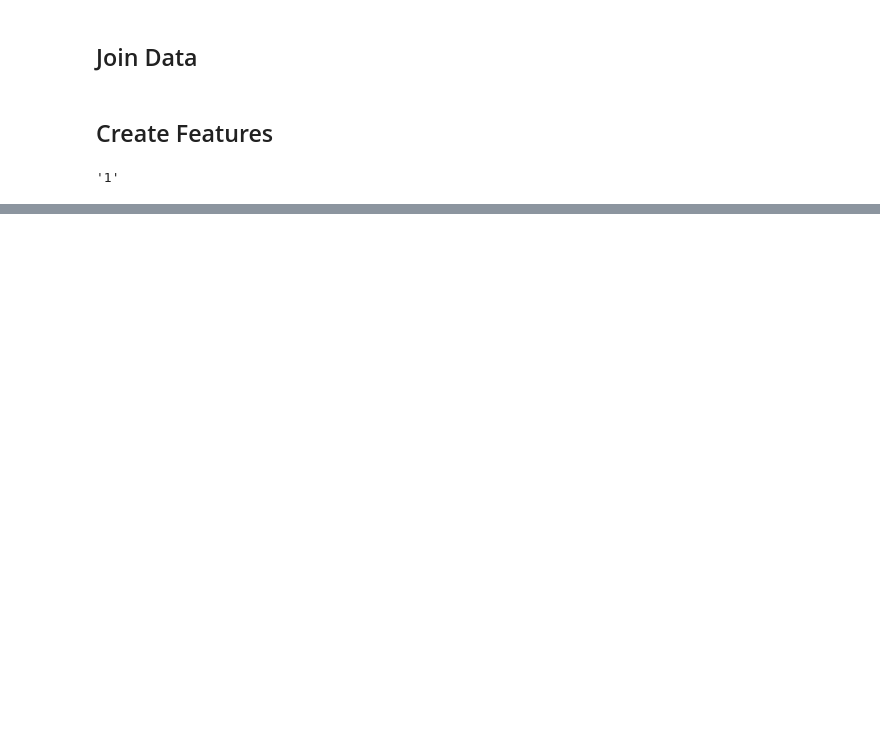
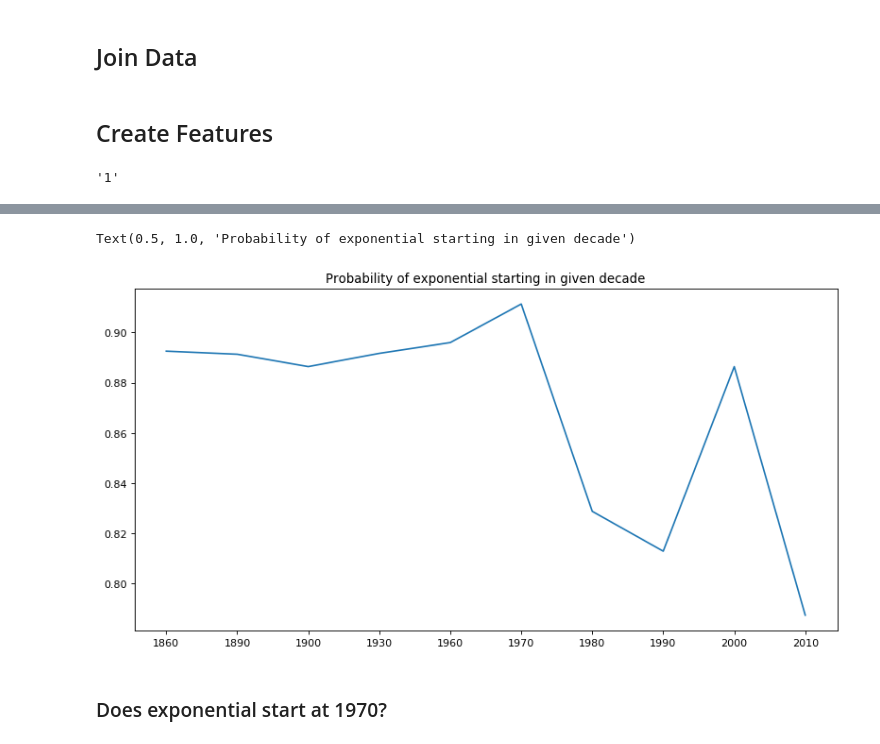
Before and after one commit to kjprice/statistics-guns, a Jupyter notebook: notebooks/School shootings EDA.ipynb, the cells around one changed output, grey strips where cells are left out. Cells and saved outputs as stored; diff of their text form; code cells hidden in the pictures; blank space fills up the shorter version.

```diff
--- a/notebooks/School shootings EDA.ipynb
+++ b/notebooks/School shootings EDA.ipynb
@@ -54,0 +116,3 @@ df.head(n=2)
+# %%
+is_1980 = np.zeros(len(df_mass_shootings_by_decade))
+is_1980[df_mass_shootings_by_decade['Decade'] > 1980] = 1
@@ -54,0 +129,6 @@ df.head(n=2)
+# %%
+# With indicator
+x = np.array(list(zip(
+    df_mass_shootings_by_decade['Total_Shootings'].values,
+    is_1980)))
+linear_regression_model(x)
@@ -54,0 +144,13 @@ df.head(n=2)
+# %%
+for decade in df_mass_shootings_by_decade.Decade:
+    year_indicator = np.zeros(len(df_mass_shootings_by_decade))
+    year_indicator[df_mass_shootings_by_decade['Decade'] > decade] = 1
+
+    # With interaction
+    x = np.array(list(zip(
+        df_mass_shootings_by_decade.index.values,
+        df_mass_shootings_by_decade.index.values * year_indicator,
+    )))
+    y = df_mass_shootings_by_decade['Total_Shootings'].values
+    [rs, intercept, coef, Y_pred] = linear_regression_model(x, y)
+    print('Decade {}: {:.0f}%'.format(decade, rs*100))
@@ -54,0 +170,16 @@ df.head(n=2)
+# %%
+exponential_output = []
+for decade in df_mass_shootings_by_decade.Decade:
+    year_indicator = np.zeros(len(df_mass_shootings_by_decade))
+    year_indicator[df_mass_shootings_by_decade['Decade'] > decade] = 1
+
+    # With interaction
+    x = np.array(list(zip(
+        df_mass_shootings_by_decade.index.values,
+        df_mass_shootings_by_decade.index.values * df_mass_shootings_by_decade.index.values * year_indicator,
+    )))
+    y = df_mass_shootings_by_decade['Total_Shootings'].values
+    [rs, intercept, coef, Y_pred] = linear_regression_model(x, y)
+
+    exponential_output.append(rs)
+    print('Decade {}: {:.0f}%'.format(decade, rs*100))
@@ -54,0 +197,9 @@ df.head(n=2)
+# %%
+plt.figure(num=None, figsize=(12, 6), dpi=80, facecolor='w', edgecolor='k')
+plt.plot(df_mass_shootings_by_decade.Decade.astype(str), exponential_output)
+plt.title('Probability of exponential starting in given decade')
+# %% [output]
+Text(0.5, 1.0, 'Probability of exponential starting in given decade')
+[figure, added]
+# %% [markdown]
+### Does exponential start at 1970?
```
Also changed, not shown: parts of 34 cells of this notebook.
